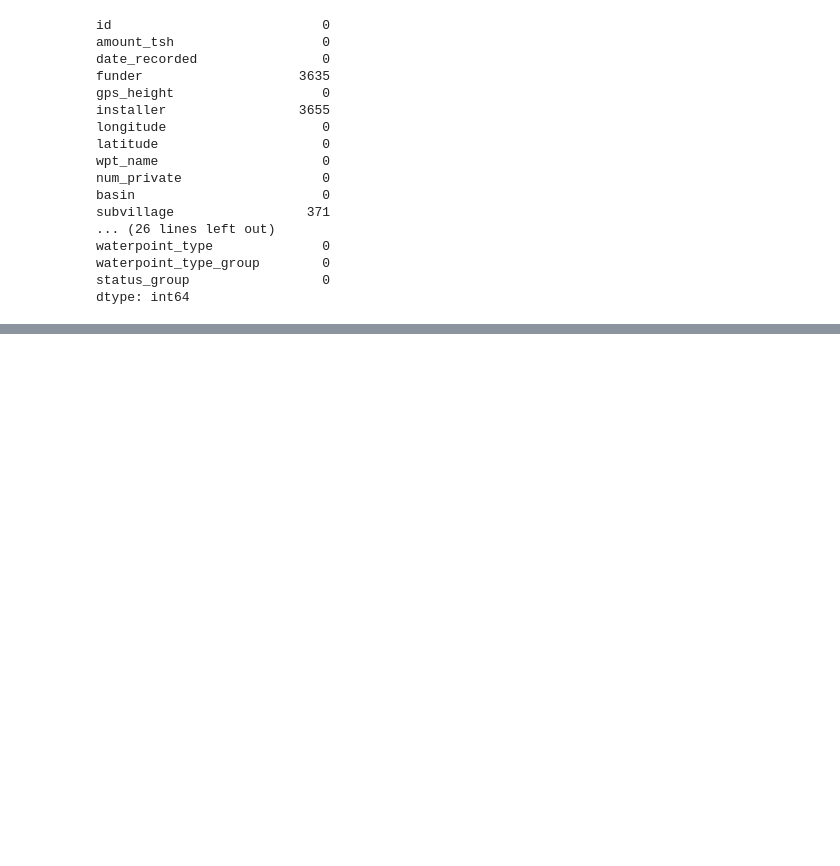
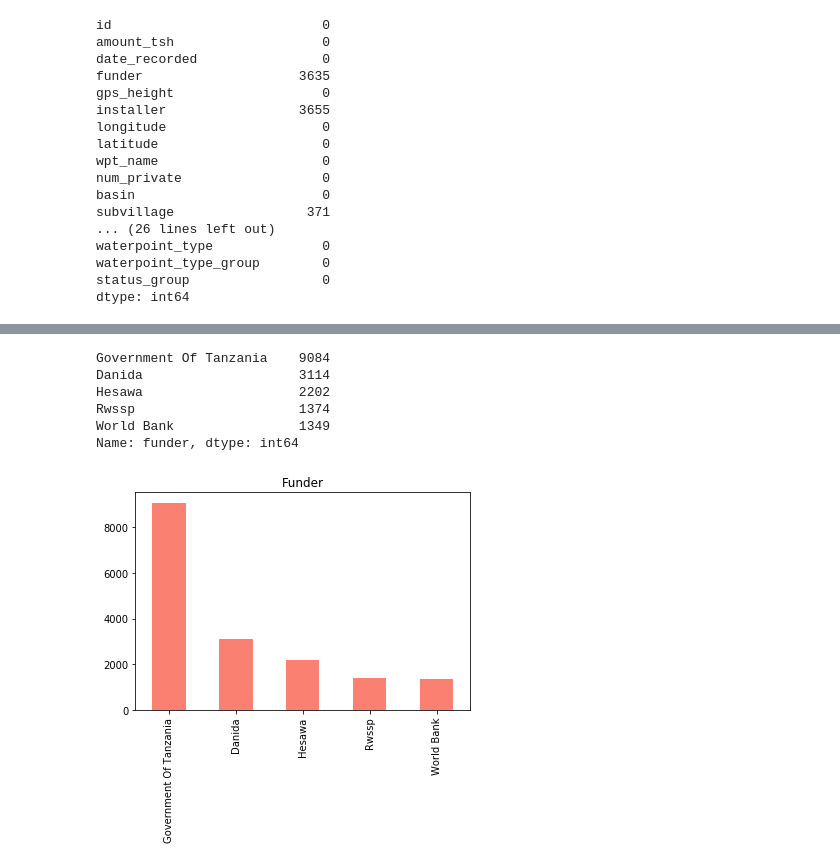
Before and after one commit to emilia329/PumpIt, a Jupyter notebook: WaterTanzia.ipynb, the cells around one changed output, grey strips where cells are left out. Cells and saved outputs as stored; diff of their text form; code cells hidden in the pictures; blank space fills up the shorter version.

```diff
--- a/WaterTanzia.ipynb
+++ b/WaterTanzia.ipynb
@@ -51,0 +106,11 @@ dtype: int64
+# %%
+df['funder'].value_counts().nlargest(n=5).plot(kind='bar',color='salmon',title='Funder')
+print(df['funder'].value_counts().nlargest(n=5))
+# %% [output]
+Government Of Tanzania    9084
+Danida                    3114
+Hesawa                    2202
+Rwssp                     1374
+World Bank                1349
+Name: funder, dtype: int64
+[figure, added]
```
Also changed, not shown: parts of 11 cells of this notebook.
